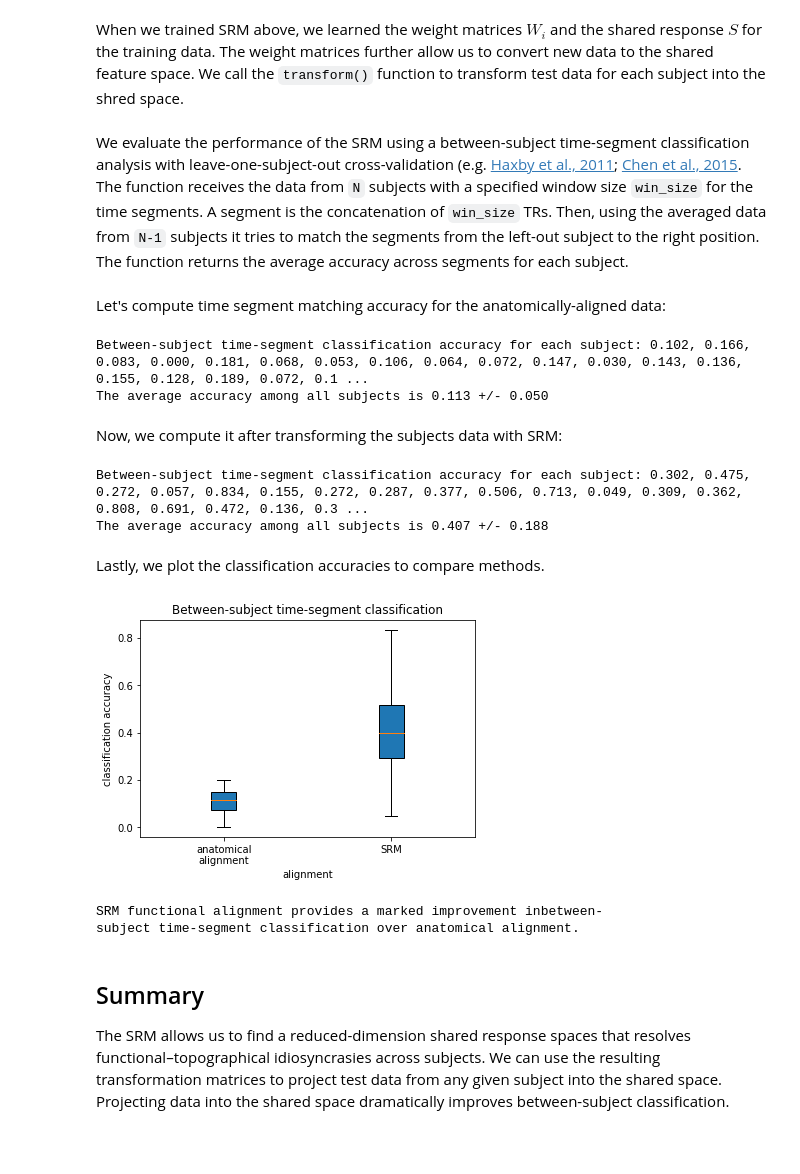
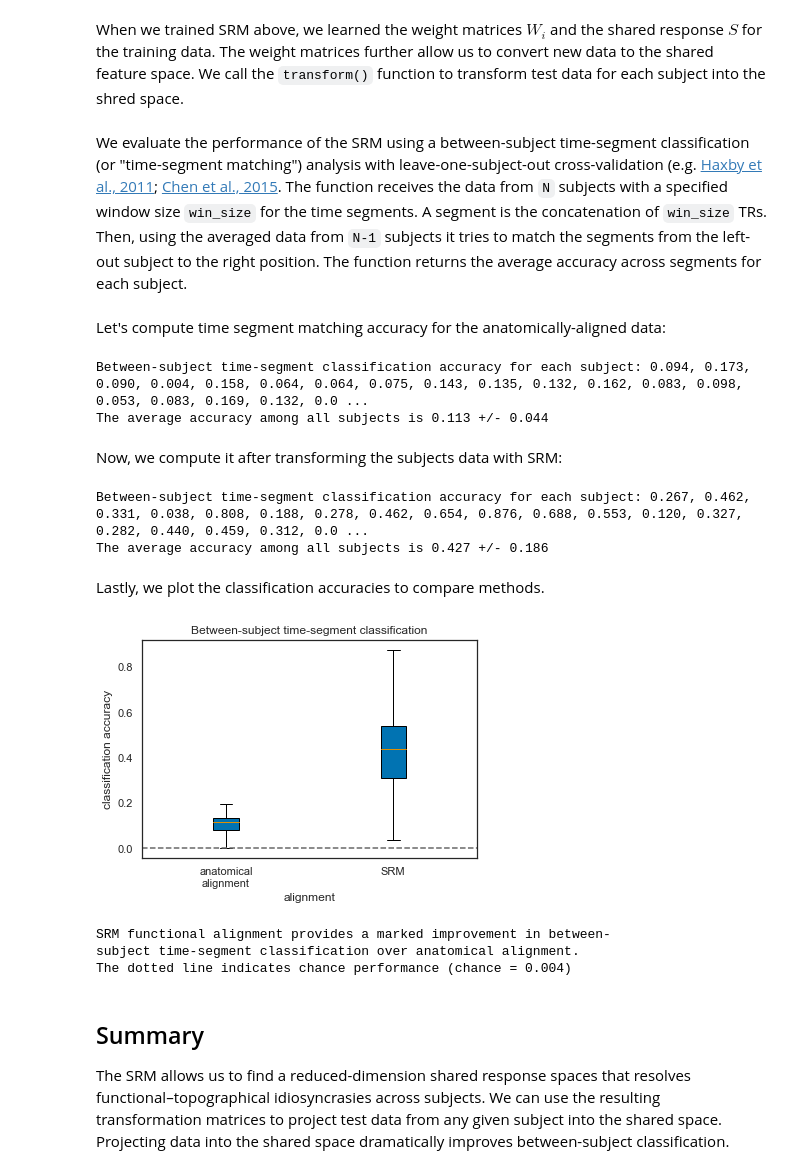
Before and after one commit to brainiak/brainiak-aperture, a Jupyter notebook: notebooks/srm/SRM.ipynb, the cells around one changed output. Drawn from its saved outputs; the diff is of its cells as text; code cells hidden in the pictures; blank space fills up the shorter version.

```diff
--- a/notebooks/srm/SRM.ipynb
+++ b/notebooks/srm/SRM.ipynb
@@ -114,15 +151,24 @@ After training SRM, we obtain a shared response $S$ that contains the values of
 # Use the first subject as an example
 subject = 0
 
-plt.matshow(srm.w_[subject].T.dot(srm.w_[subject]))
-plt.title(f'Weight matrix orthogonality for subject {subject}', pad=10)
-plt.xlabel('SRM features')
-plt.ylabel('SRM features')
-plt.tick_params(length=0)
+sns.set_style('white')
+fig, ax = plt.subplots(1)
+m = ax.matshow(srm.w_[subject].T.dot(srm.w_[subject]))
+ax.set_title(f'Weight matrix orthogonality for subject {subject}', pad=10)
+ax.set_xlabel('SRM features')
+ax.set_ylabel('SRM features')
+ax.tick_params(length=0)
+cbar = fig.colorbar(m, ax=ax, ticks=[0, 1])
+cbar.ax.tick_params(length=0)
 plt.show()
 
 print(f'Weight matrix shape: {srm.w_[subject].shape[0]} '
       f'Voxels x {srm.w_[subject].shape[1]} Features\n')
-print("This test confirms that the weight matrix for "
-      f"subject {subject} is orthogonal.")
+
+# Check against identity matrix
+if np.allclose(np.identity(features), srm.w_[subject].T.dot(srm.w_[subject])):
+    print("This test confirms that the weight matrix for "
+          f"subject {subject} is orthogonal.")
+else:
+    print("Weight matrix is not orthogonal.")
 # %% [output]
@@ -141,13 +187,13 @@ test_shared = srm.transform(test_data)
 # z-score the transformed test data
 test_shared = [zscore(ts, axis=1) for ts in test_shared]
 # %% [markdown]
-We evaluate the performance of the SRM using a between-subject time-segment classification analysis with leave-one-subject-out cross-validation (e.g. [Haxby et al., 2011](https://doi.org/10.1016/j.neuron.2011.08.026); [Chen et al., 2015](https://papers.nips.cc/paper/5855-a-reduced-dimension-fmri-shared-response-model). The function receives the data from `N` subjects with a specified window size `win_size` for the time segments. A segment is the concatenation of `win_size` TRs. Then, using the averaged data from `N-1` subjects it tries to match the segments from the left-out subject to the right position. The function returns the average accuracy across segments for each subject.
+We evaluate the performance of the SRM using a between-subject time-segment classification (or "time-segment matching") analysis with leave-one-subject-out cross-validation (e.g. [Haxby et al., 2011](https://doi.org/10.1016/j.neuron.2011.08.026); [Chen et al., 2015](https://papers.nips.cc/paper/5855-a-reduced-dimension-fmri-shared-response-model). The function receives the data from `N` subjects with a specified window size `win_size` for the time segments. A segment is the concatenation of `win_size` TRs. Then, using the averaged data from `N-1` subjects it tries to match the segments from the left-out subject to the right position. The function returns the average accuracy across segments for each subject.
 # %%
 def time_segment_classification(data, win_size=10):
     n_subjects = len(data)
     (n_features, n_trs) = data[0].shape
     accuracy = np.zeros(shape=n_subjects)
-    n_segments = n_trs - win_size
+    n_segments = n_trs - win_size + 1
 
     # Set up container for training data
     train_data = np.zeros((n_features * win_size, n_segments), order='f')
@@ -188,45 +234,53 @@ def time_segment_classification(data, win_size=10):
         print(f"{accuracy[test_subject]:.3f}",
               end=', ', flush=True)
 
+    # Get a rough estimate of chance (accounting for excluded segments)
+    chance = 1 / np.sum(~np.isinf(correlations[n_trs // 2]))
+
     print("\nThe average accuracy among all subjects is "
           f"{np.mean(accuracy):.3f} +/- {np.std(accuracy):.3f}")
-    return accuracy
+    return accuracy, chance
 # %% [markdown]
 Let's compute time segment matching accuracy for the anatomically-aligned data:
 # %%
 # Time-segment classification on anatomically-aligned data
-acc_anat_test = time_segment_classification(test_data, win_size=10)
+win_size = 10
+acc_anat_test, chance = time_segment_classification(test_data, win_size=win_size)
 # %% [output]
-Between-subject time-segment classification accuracy for each subject: 0.102, 0.166, 0.083, 0.000, 0.181, 0.068, 0.053, 0.106, 0.064, 0.072, 0.147, 0.030, 0.143, 0.136, 0.155, 0.128, 0.189, 0.072, 0.1 ...
-The average accuracy among all subjects is 0.113 +/- 0.050
+Between-subject time-segment classification accuracy for each subject: 0.094, 0.173, 0.090, 0.004, 0.158, 0.064, 0.064, 0.075, 0.143, 0.135, 0.132, 0.162, 0.083, 0.098, 0.053, 0.083, 0.169, 0.132, 0.0 ...
+The average accuracy among all subjects is 0.113 +/- 0.044
 # %% [markdown]
 Now, we compute it after transforming the subjects data with SRM:
 # %%
 # Time-segment classification on SRM data
-acc_shared_test = time_segment_classification(test_shared, win_size=10)
+acc_shared_test, chance = time_segment_classification(test_shared, win_size=win_size)
 # %% [output]
-Between-subject time-segment classification accuracy for each subject: 0.302, 0.475, 0.272, 0.057, 0.834, 0.155, 0.272, 0.287, 0.377, 0.506, 0.713, 0.049, 0.309, 0.362, 0.808, 0.691, 0.472, 0.136, 0.3 ...
-The average accuracy among all subjects is 0.407 +/- 0.188
+Between-subject time-segment classification accuracy for each subject: 0.267, 0.462, 0.331, 0.038, 0.808, 0.188, 0.278, 0.462, 0.654, 0.876, 0.688, 0.553, 0.120, 0.327, 0.282, 0.440, 0.459, 0.312, 0.0 ...
+The average accuracy among all subjects is 0.427 +/- 0.186
 # %% [markdown]
 Lastly, we plot the classification accuracies to compare methods.
 # %%
 # Box plot for the classification results
 labels = ['anatomical\nalignment', 'SRM']
+
 plt.figure()
 plt.boxplot([acc_anat_test, acc_shared_test], vert=True,
             patch_artist=True, labels=labels)
+plt.axhline(chance, linestyle='--', color='.4')
 plt.xlabel('alignment')
 plt.ylabel('classification accuracy')
 plt.title('Between-subject time-segment classification')
 plt.show()
 
-print("SRM functional alignment provides a marked improvement in"
+print("SRM functional alignment provides a marked improvement in "
       "between-\nsubject time-segment classification over "
-      "anatomical alignment.")
+      "anatomical alignment.\nThe dotted line indicates chance "
+      f"performance (chance = {chance:.3f})")
 # %% [output]
-[figure, old version]
+[figure, new version]
-SRM functional alignment provides a marked improvement inbetween-
+SRM functional alignment provides a marked improvement in between-
 subject time-segment classification over anatomical alignment.
+The dotted line indicates chance performance (chance = 0.004)
 # %% [markdown]
 ## Summary
 The SRM allows us to find a reduced-dimension shared response spaces that resolves functional–topographical idiosyncrasies across subjects. We can use the resulting transformation matrices to project test data from any given subject into the shared space. Projecting data into the shared space dramatically improves between-subject classification.
```
Also changed, not shown: parts of 11 cells of this notebook.
